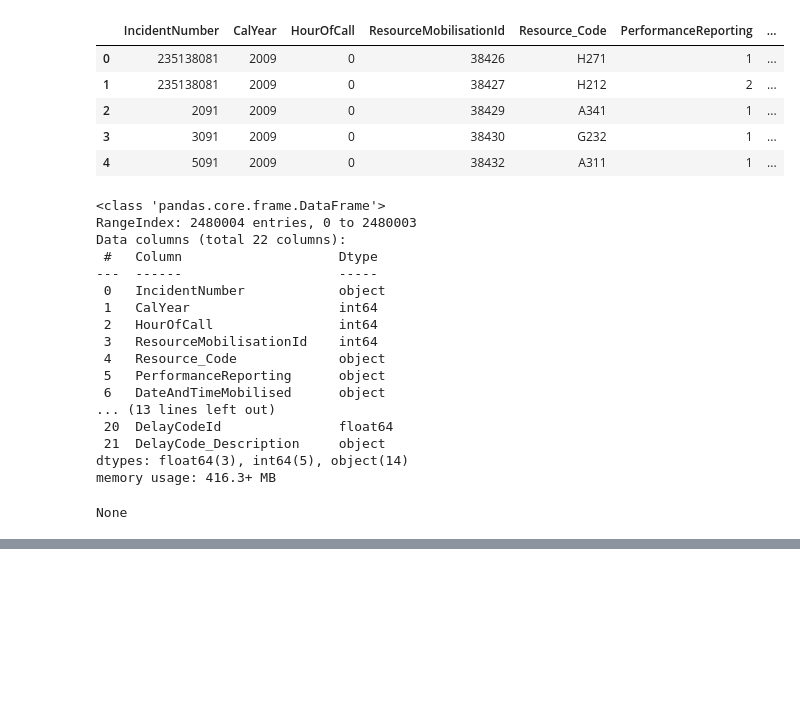
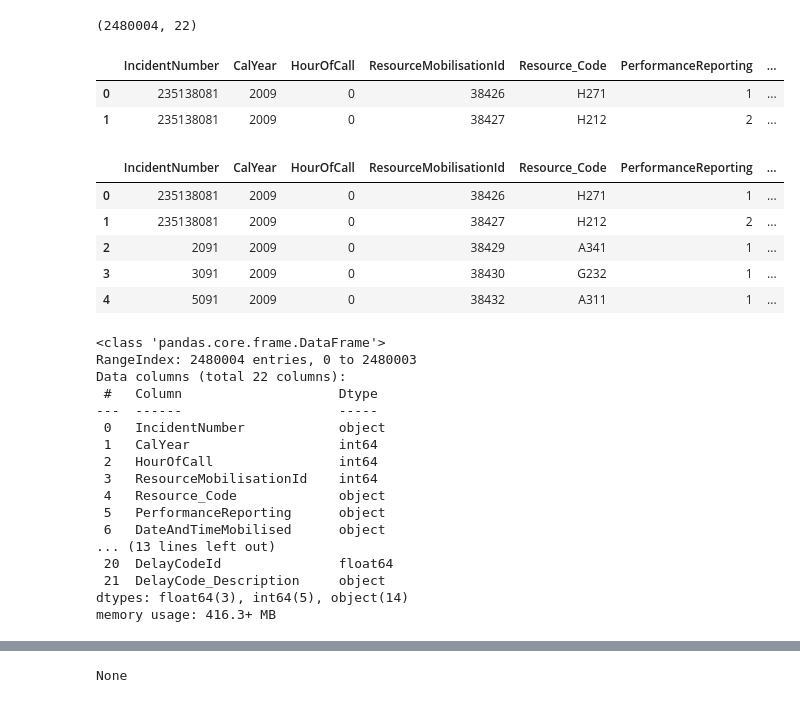
Before and after one commit to ymag-creator/datascientist-project, a Jupyter notebook: notebooks/Explore Mobilisations.ipynb, the cells around one changed output, grey strips where cells are left out. Drawn from its saved outputs; the diff is of its cells as text; code cells hidden in the pictures; blank space fills up the shorter version.

```diff
--- a/notebooks/Explore Mobilisations.ipynb
+++ b/notebooks/Explore Mobilisations.ipynb
@@ -1,23 +1,25 @@
 # %%
+# Importation de la bibliothèque Pandas pour la manipulation des données
 import pandas as pd
 
 # Ajuster les paramètres pour afficher toutes les lignes et colonnes
 pd.set_option("display.max_rows", None)
 pd.set_option("display.max_columns", None)
 
+# Charger les données des mobilisations de la London Fire Brigade (LFB)
 df1 = pd.read_csv(
     "../data/LFB Mobilisation data from January 2009 - 2014.csv",
-    sep=";",
+    sep=";", parse_dates = True,
     low_memory=False,
 )
 df2 = pd.read_csv(
-    "../data/LFB Mobilisation data from 2015 - 2020.csv", sep=";", low_memory=False
+    "../data/LFB Mobilisation data from 2015 - 2020.csv", sep=";", low_memory=False, parse_dates = True,
 )
 df3 = pd.read_csv(
     "../data/LFB Mobilisation data from 2021 - 2024.csv",
     sep=",",
     low_memory=False,
-    usecols=lambda column: column not in ["BoroughName", "WardName"],
+    usecols=lambda column: column not in ["BoroughName", "WardName"], parse_dates = True,
 )
 #df3.drop(["BoroughName", "WardName"], axis=1)
 # %%
@@ -102,37 +116,53 @@ Index(['IncidentNumber', 'CalYear', 'HourOfCall', 'ResourceMobilisationId',
 # %%
+# Fusionner les deux DataFrames en les empilant verticalement
 df = pd.concat([df1, df2, df3], axis=0)
+
+# Réinitialiser l'index après la fusion
 df = df.reset_index(drop=True)
 
-# display(df.head())
-#
-# df["IncidentNumber"] = df["IncidentNumber"].apply(
-#     lambda x: str(x)[0:-3] if (".00" in x) & (str(x)[-3:] == ".00") else x
-# )
+# Afficher la taille du DataFrame et un aperçu des premières lignes
+print(df.shape)
+display(df.head(2))
+
+# Nettoyage de la colonne "IncidentNumber" pour supprimer les valeurs ".00"
+df["IncidentNumber"] = df["IncidentNumber"].astype(str).apply(
+    lambda x: str(x)[0:-3] if (".00" in x) & (str(x)[-3:] == ".00") else x
+)
+df["IncidentNumber"] = df["IncidentNumber"].astype(str).apply(
+    lambda x: str(x)[0:-2] if (".0" in x) & (str(x)[-2:] == ".0") else x
+)
+
+# Afficher un aperçu des données après transformation
 display(df.head())
+# Afficher les informations générales du DataFrame (types de données, valeurs manquantes, etc.)
 display(df.info())
+# Afficher des statistiques descriptives sur les colonnes numériques
 display(df.describe())
 # %% [output]
+(2480004, 22)
 |  | IncidentNumber | CalYear | HourOfCall | ResourceMobilisationId | Resource_Code | PerformanceReporting | ... |
 | 0 | 235138081 | 2009 | 0 | 38426 | H271 | 1 | ... |
 | 1 | 235138081 | 2009 | 0 | 38427 | H212 | 2 | ... |
-| 2 | 2091 | 2009 | 0 | 38429 | A341 | 1 | ... |
-| 3 | 3091 | 2009 | 0 | 38430 | G232 | 1 | ... |
-| 4 | 5091 | 2009 | 0 | 38432 | A311 | 1 | ... |
-<class 'pandas.core.frame.DataFrame'>
-RangeIndex: 2480004 entries, 0 to 2480003
-Data columns (total 22 columns):
- #   Column                    Dtype
----  ------                    -----
- 0   IncidentNumber            object
- 1   CalYear                   int64
- 2   HourOfCall                int64
- 3   ResourceMobilisationId    int64
- 4   Resource_Code             object
- 5   PerformanceReporting      object
- 6   DateAndTimeMobilised      object
-... (13 lines left out)
- 20  DelayCodeId               float64
- 21  DelayCode_Description     object
-dtypes: float64(3), int64(5), object(14)
-memory usage: 416.3+ MB
+|  | IncidentNumber | CalYear | HourOfCall | ResourceMobilisationId | Resource_Code | PerformanceReporting | ... |
+| 0 | 235138081 | 2009 | 0 | 38426 | H271 | 1 | ... |
+| 1 | 235138081 | 2009 | 0 | 38427 | H212 | 2 | ... |
+| 2 | 2091 | 2009 | 0 | 38429 | A341 | 1 | ... |
+| 3 | 3091 | 2009 | 0 | 38430 | G232 | 1 | ... |
+| 4 | 5091 | 2009 | 0 | 38432 | A311 | 1 | ... |
-None
+<class 'pandas.core.frame.DataFrame'>
+RangeIndex: 2480004 entries, 0 to 2480003
+Data columns (total 22 columns):
+ #   Column                    Dtype
+---  ------                    -----
+ 0   IncidentNumber            object
+ 1   CalYear                   int64
+ 2   HourOfCall                int64
+ 3   ResourceMobilisationId    int64
+ 4   Resource_Code             object
+ 5   PerformanceReporting      object
+ 6   DateAndTimeMobilised      object
+... (13 lines left out)
+ 20  DelayCodeId               float64
+ 21  DelayCode_Description     object
+dtypes: float64(3), int64(5), object(14)
+memory usage: 416.3+ MB
@@ -147,0 +169 @@ None
+None
```
Also changed, not shown: parts of 12 cells of this notebook, 5 other files.
